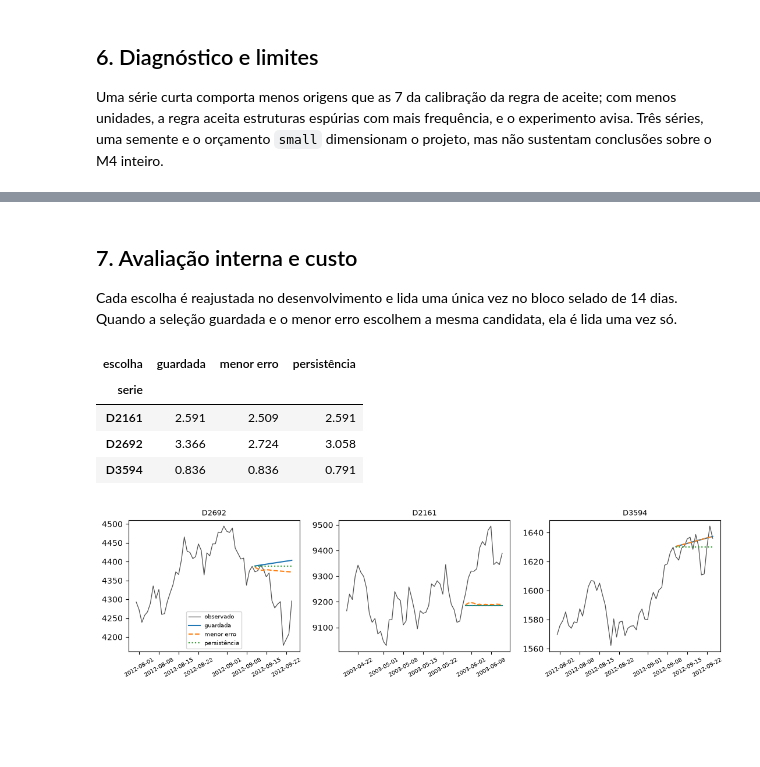
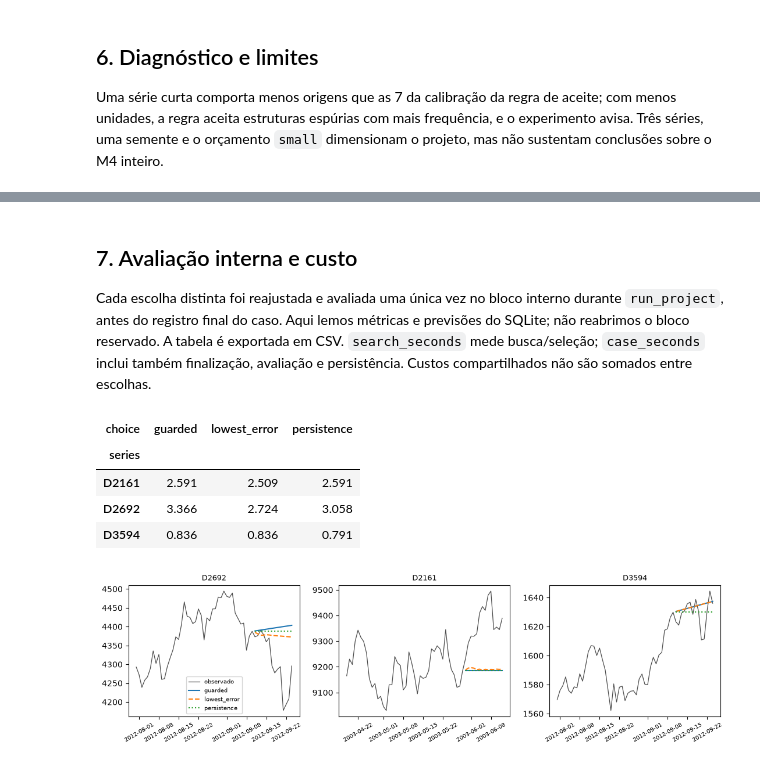
Before and after one commit to autohybts-lib/AutoHybTS, a Jupyter notebook: notebooks/22_m4_development_pilot.ipynb, the cells around one changed output, grey strips where cells are left out. Saved outputs shown, nothing was run; the diff lists cells and outputs as text; code cells hidden in the pictures; blank space fills up the shorter version.

```diff
--- a/notebooks/22_m4_development_pilot.ipynb
+++ b/notebooks/22_m4_development_pilot.ipynb
@@ -121,5 +206,19 @@ A primeira chamada busca as três séries. A segunda simula a retomada de um pro
 # %%
-print("primeira chamada:", run_project())
-print("retomada:", run_project())
-pd.Series(seconds, name="segundos").round(1)
+print("New cases:", run_project())
+before = store.query("SELECT run_id, logged_utc FROM runs ORDER BY run_id")
+assert run_project() == []
+pd.testing.assert_frame_equal(
+    before, store.query("SELECT run_id, logged_utc FROM runs ORDER BY run_id")
+)
+print("Resume: no new cases; database records unchanged.")
+saved_runs = store.query("SELECT name, tags FROM runs ORDER BY name")
+pd.DataFrame(
+    [
+        {
+            "series": row.name,
+            **{key: json.loads(row.tags)[key] for key in ("search_seconds", "case_seconds")},
+        }
+        for row in saved_runs.itertuples()
+    ]
+).set_index("series").round(2)
 # %% [output]
@@ -194,30 +296,32 @@ store.query(
 # %% [markdown]
 ## 7. Avaliação interna e custo
 
-Cada escolha é reajustada no desenvolvimento e lida uma única vez no bloco selado de 14 dias. Quando a seleção guardada e o menor erro escolhem a mesma candidata, ela é lida uma vez só.
+Cada escolha distinta foi reajustada e avaliada uma única vez no bloco interno durante `run_project`, antes do registro final do caso. Aqui lemos métricas e previsões do SQLite; não reabrimos o bloco reservado. A tabela é exportada em CSV. `search_seconds` mede busca/seleção; `case_seconds` inclui também finalização, avaliação e persistência. Custos compartilhados não são somados entre escolhas.
 # %%
 rows, paths = [], {}
-for sid, exp in experiments.items():
-    picks = {**choices[sid], "persistência": exp.create_model("naive").candidate}
-    read = {}
-    for label, spec in picks.items():
-        if spec.candidate_id not in read:
-            read[spec.candidate_id] = exp.evaluate_external(exp.finalize_model(spec))
-        external = read[spec.candidate_id]
-        rows.append(
-            {
-                "serie": sid,
-                "escolha": label,
-                "modelo": spec.label,
-                "MASE": external.metrics["MASE"].iloc[0],
-            }
-        )
-        paths[sid, label] = external.predictions
+external = store.query(
+    "SELECT run_id, model_id, value FROM external WHERE metric = 'MASE' AND series_id IS NOT NULL"
+)
+predictions = store.query(
+    "SELECT model_id, timestamp, y_pred, y_true FROM predictions ORDER BY timestamp"
+)
+for run in store.query("SELECT run_id, name, tags FROM runs ORDER BY name").itertuples():
+    for label, choice in json.loads(run.tags)["choices"].items():
+        score = external[
+            (external.run_id == run.run_id) & (external.model_id == choice["model_id"])
+        ]
+        if len(score) != 1:
+            raise ConfigurationError("Missing or ambiguous saved evaluation.")
+        rows.append({"series": run.name, "choice": label, "MASE": score.value.iloc[0]})
+        path = predictions[predictions.model_id == choice["model_id"]].copy()
+        path["timestamp"] = pd.to_datetime(path.timestamp)
+        paths[run.name, label] = path.set_index("timestamp")
 internal = pd.DataFrame(rows)
-internal.pivot(index="serie", columns="escolha", values="MASE").round(3)
+internal.to_csv(folder / "internal_metrics.csv", index=False)
+internal.pivot(index="series", columns="choice", values="MASE").round(3)
 # %% [output]
-| escolha | guardada | menor erro | persistência |
-| serie |  |  |  |
+| choice | guarded | lowest_error | persistence |
+| series |  |  |  |
 | D2161 | 2.591 | 2.509 | 2.591 |
 | D2692 | 3.366 | 2.724 | 3.058 |
 | D3594 | 0.836 | 0.836 | 0.791 |
```
Also changed, not shown: parts of 14 cells of this notebook, 13 other files.
